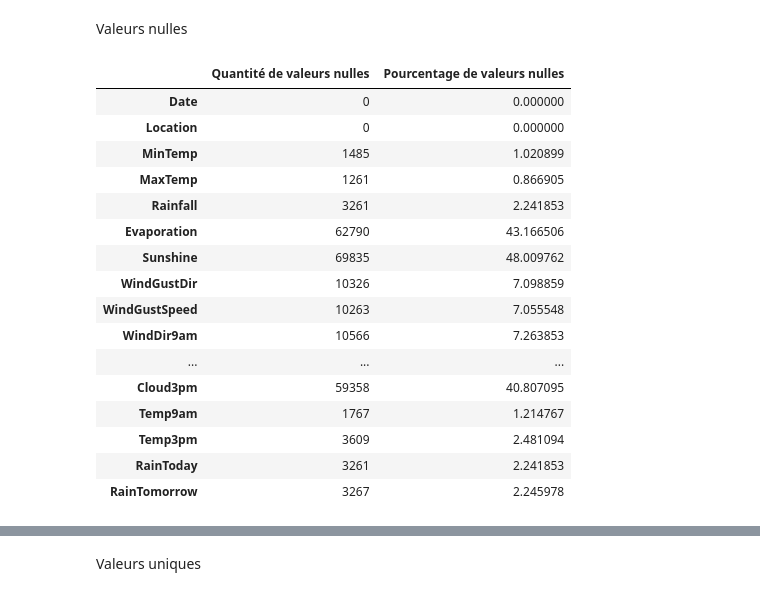
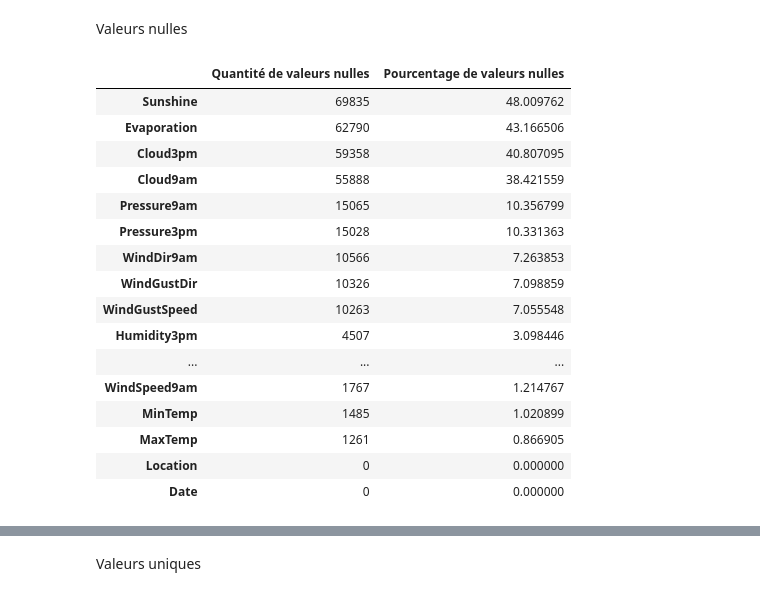
Before and after one commit to ElodieBayet/ai-developer, a Jupyter notebook: 06.projects/03.final/eda_weather.ipynb, the cells around one changed output, grey strips where cells are left out. Saved outputs shown, nothing was run; the diff lists cells and outputs as text; code cells hidden in the pictures.

```diff
--- a/06.projects/03.final/eda_weather.ipynb
+++ b/06.projects/03.final/eda_weather.ipynb
@@ -173,26 +173,26 @@ Valeurs nulles
 # %%
 pd.DataFrame({
     'Quantité de valeurs nulles': weather_data.isnull().sum(),
     'Pourcentage de valeurs nulles': (weather_data.isnull().sum() / weather_data.shape[0]) * 100,
-})
+}).sort_values(by='Quantité de valeurs nulles', ascending=False)
 # %% [output]
 |  | Quantité de valeurs nulles | Pourcentage de valeurs nulles |
-| Date | 0 | 0.000000 |
-| Location | 0 | 0.000000 |
+| Sunshine | 69835 | 48.009762 |
+| Evaporation | 62790 | 43.166506 |
+| Cloud3pm | 59358 | 40.807095 |
+| Cloud9am | 55888 | 38.421559 |
+| Pressure9am | 15065 | 10.356799 |
+| Pressure3pm | 15028 | 10.331363 |
+| WindDir9am | 10566 | 7.263853 |
+| WindGustDir | 10326 | 7.098859 |
+| WindGustSpeed | 10263 | 7.055548 |
+| Humidity3pm | 4507 | 3.098446 |
+| ... | ... | ... |
+| WindSpeed9am | 1767 | 1.214767 |
 | MinTemp | 1485 | 1.020899 |
 | MaxTemp | 1261 | 0.866905 |
-| Rainfall | 3261 | 2.241853 |
-| Evaporation | 62790 | 43.166506 |
-| Sunshine | 69835 | 48.009762 |
-| WindGustDir | 10326 | 7.098859 |
-| WindGustSpeed | 10263 | 7.055548 |
-| WindDir9am | 10566 | 7.263853 |
-| ... | ... | ... |
-| Cloud3pm | 59358 | 40.807095 |
-| Temp9am | 1767 | 1.214767 |
-| Temp3pm | 3609 | 2.481094 |
-| RainToday | 3261 | 2.241853 |
-| RainTomorrow | 3267 | 2.245978 |
+| Location | 0 | 0.000000 |
+| Date | 0 | 0.000000 |
 # %%
 # (!) - Missings on numeric values
 if draw :
```
Also changed, not shown: parts of 43 cells of this notebook.
